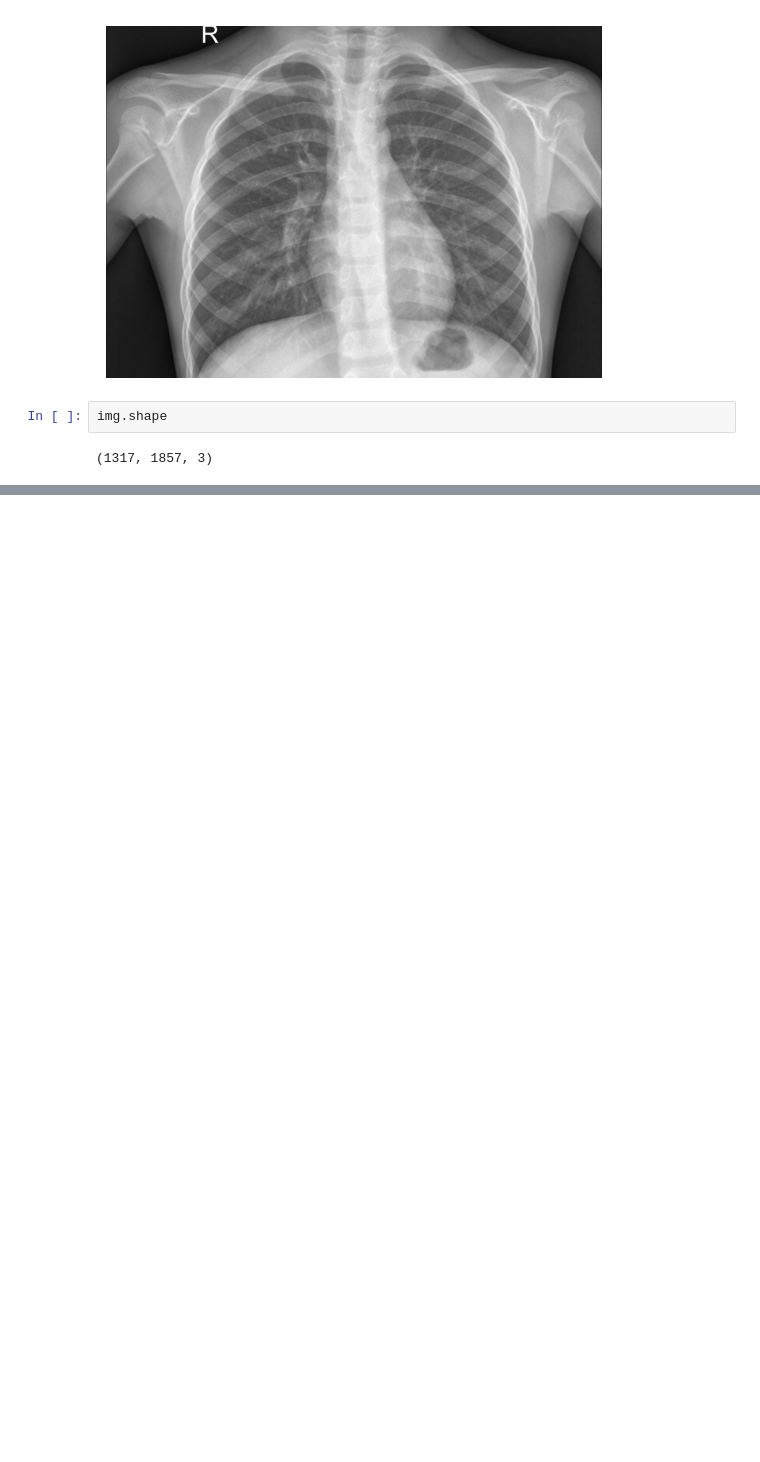
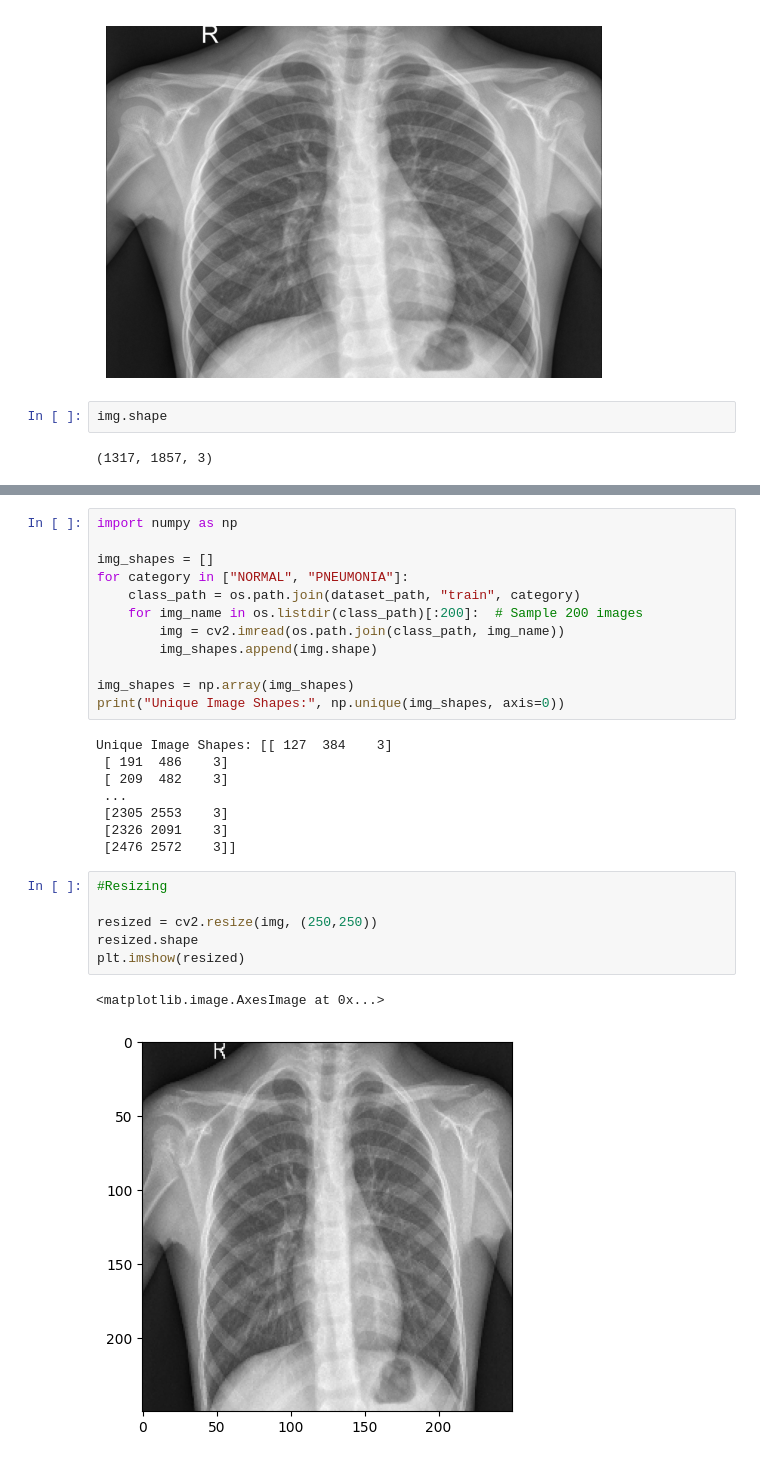
Before and after one commit to Neelu2647/Mini-project, a Jupyter notebook: Chest_X_Ray_Images_(Pneumonia).ipynb, the cells around one changed output, grey strips where cells are left out. Cells and saved outputs as stored; diff of their text form; blank space fills up the shorter version.

```diff
--- a/Chest_X_Ray_Images_(Pneumonia).ipynb
+++ b/Chest_X_Ray_Images_(Pneumonia).ipynb
@@ -50,0 +109,29 @@ img.shape
+# %%
+import numpy as np
+
+img_shapes = []
+for category in ["NORMAL", "PNEUMONIA"]:
+    class_path = os.path.join(dataset_path, "train", category)
+    for img_name in os.listdir(class_path)[:200]:  # Sample 200 images
+        img = cv2.imread(os.path.join(class_path, img_name))
+        img_shapes.append(img.shape)
+
+img_shapes = np.array(img_shapes)
+print("Unique Image Shapes:", np.unique(img_shapes, axis=0))
+# %% [output]
+Unique Image Shapes: [[ 127  384    3]
+ [ 191  486    3]
+ [ 209  482    3]
+ ...
+ [2305 2553    3]
+ [2326 2091    3]
+ [2476 2572    3]]
+# %%
+#Resizing
+
+resized = cv2.resize(img, (250,250))
+resized.shape
+plt.imshow(resized)
+# %% [output]
+<matplotlib.image.AxesImage at 0x...>
+[figure, added]
```
Also changed, not shown: parts of 9 cells of this notebook.
